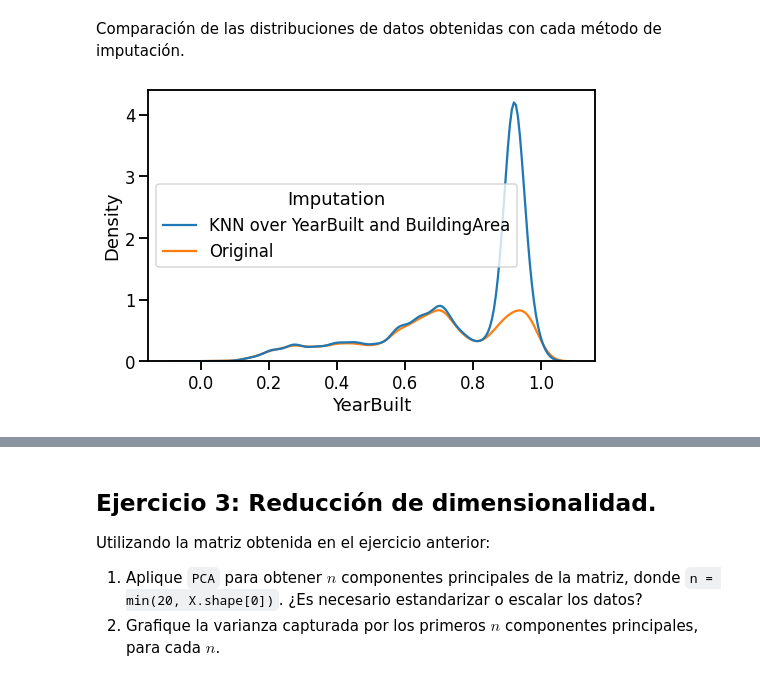
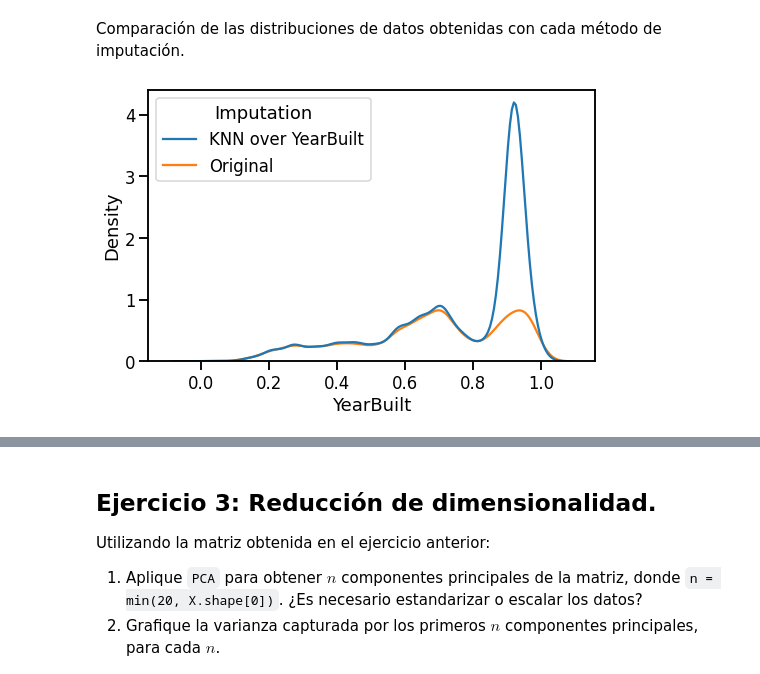
Before and after one commit to carolina-garay/AnalisisExploratorioYCuracion_Grupo32, a Jupyter notebook: AyC_Parte2__Garay_v8_yfilt.ipynb, the cells around one changed output, grey strips where cells are left out. Cells and saved outputs as stored; diff of their text form; code cells hidden in the pictures.

```diff
--- a/AyC_Parte2__Garay_v8_yfilt.ipynb
+++ b/AyC_Parte2__Garay_v8_yfilt.ipynb
@@ -395,11 +409,11 @@ msno.bar(df_imp[['YearBuilt','BuildingArea']],figsize=(12, 6), fontsize=12, colo
 Comparación de las distribuciones de datos obtenidas con cada método de imputación.
 # %%
 df_imp_year_built = df_imp.YearBuilt.to_frame()
-df_imp_year_built['Imputation'] = 'KNN over YearBuilt and BuildingArea'
-df_imp_year_build = df_.YearBuilt.dropna().to_frame()
-df_imp_year_build['Imputation'] = 'Original'
-data = pd.concat([df_imp_year_built, df_imp_year_build], ignore_index=True)
+df_imp_year_built['Imputation'] = 'KNN over YearBuilt'
+df_year_built = df_.YearBuilt.dropna().to_frame()
+df_year_built['Imputation'] = 'Original'
+data = pd.concat([df_imp_year_built, df_year_built], ignore_index=True)
 fig = plt.figure(figsize=(8, 5))
 g = sns.kdeplot(data=data, x='YearBuilt', hue='Imputation')
 # %% [output]
-[figure, old version]
+[figure, new version]
```
Also changed, not shown: parts of 2 cells of this notebook.
